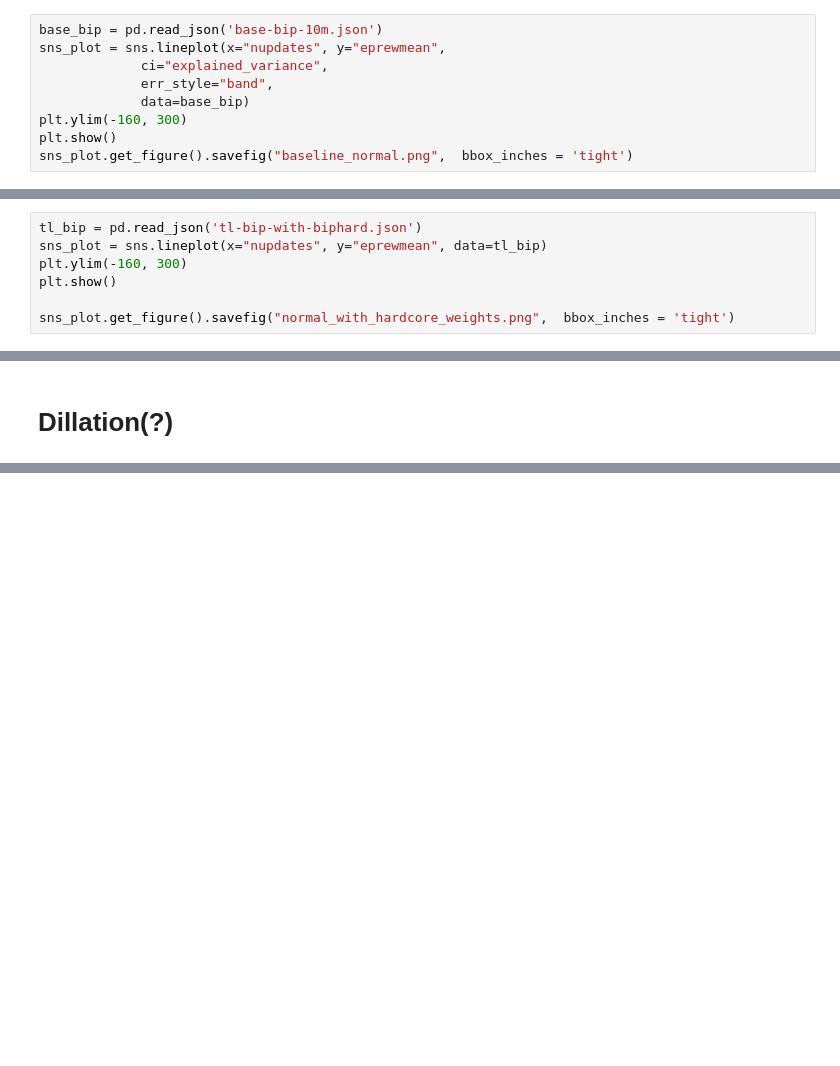
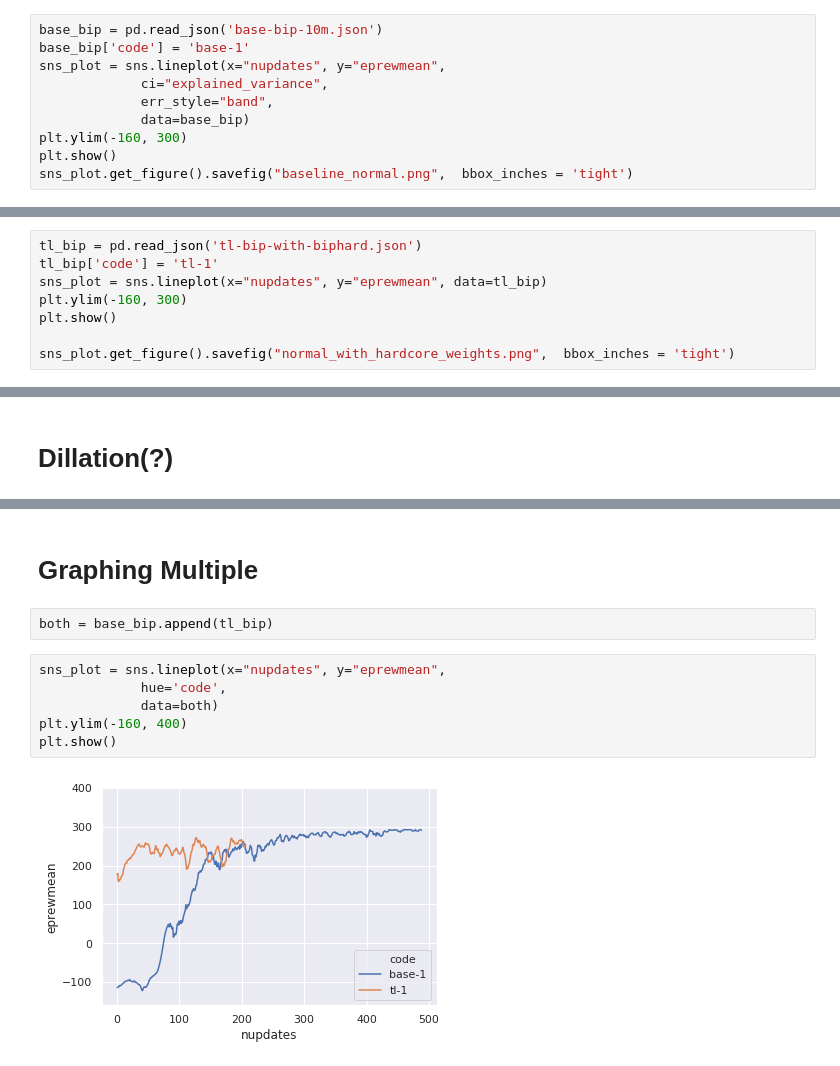
Before and after one commit to tjcdev/mlpgroup009, a Jupyter notebook: analysis/Analysis.ipynb, the cells around one changed output, grey strips where cells are left out. Saved outputs shown, nothing was run; the diff lists cells and outputs as text; blank space fills up the shorter version.

Commit message:
removing old pngs and graphing two things

```diff
--- a/analysis/Analysis.ipynb
+++ b/analysis/Analysis.ipynb
@@ -9,6 +9,7 @@ sns.set()
 #### Bipedal Walker (base-1)
 # %%
 base_bip = pd.read_json('base-bip-10m.json')
+base_bip['code'] = 'base-1'
 sns_plot = sns.lineplot(x="nupdates", y="eprewmean",
              ci="explained_variance",
              err_style="band",
@@ -50,6 +53,7 @@ sns_plot.get_figure().savefig("check_normal.png",  bbox_inches = 'tight')
 #### Bip with Biphard Weights (tl-1)
 # %%
 tl_bip = pd.read_json('tl-bip-with-biphard.json')
+tl_bip['code'] = 'tl-1'
 sns_plot = sns.lineplot(x="nupdates", y="eprewmean", data=tl_bip)
 plt.ylim(-160, 300)
 plt.show()
@@ -130,3 +140,15 @@ plt.show()
 sns_plot.get_figure().savefig("dilation.png",  bbox_inches = 'tight')
 # %% [output]
 [figure]
+# %% [markdown]
+# Graphing Multiple
+# %%
+both = base_bip.append(tl_bip)
+# %%
+sns_plot = sns.lineplot(x="nupdates", y="eprewmean",
+             hue='code',
+             data=both)
+plt.ylim(-160, 400)
+plt.show()
+# %% [output]
+[figure, added]
```
Also changed, not shown: parts of 8 cells of this notebook, 11 other files.
